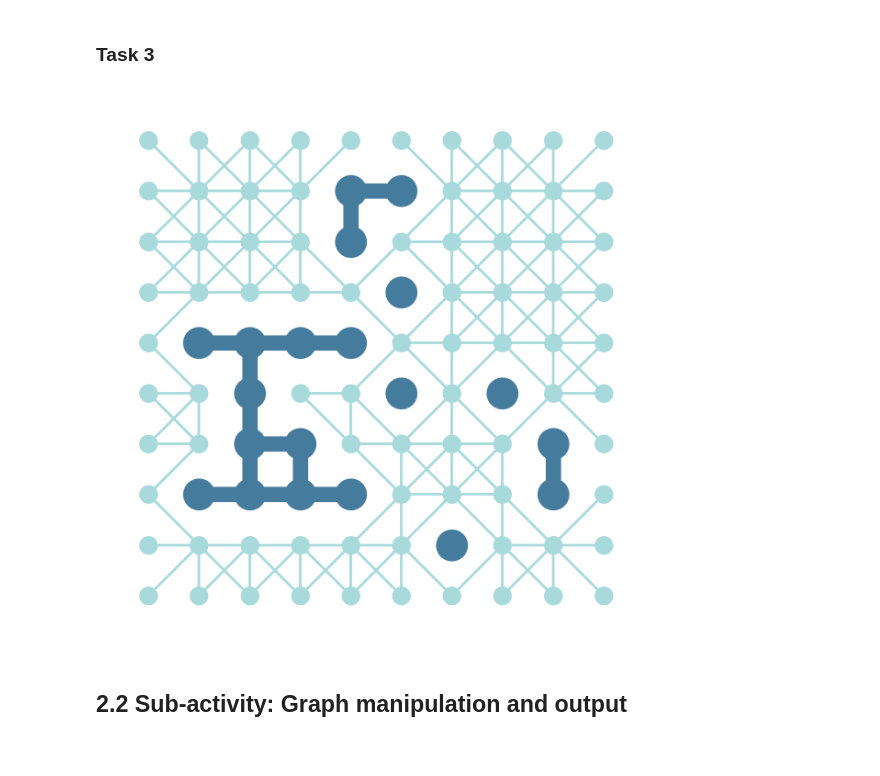
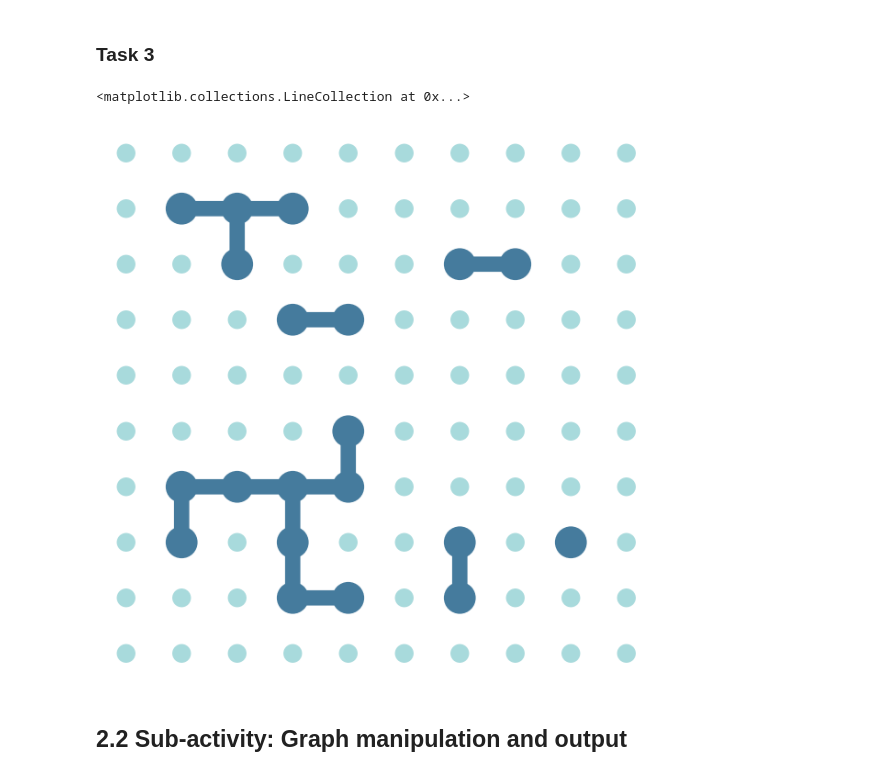
Before and after one commit to congrendai/CW2_for_computer_programing, a Jupyter notebook: CW2_A2.ipynb, the cells around one changed output. Drawn from its saved outputs; the diff is of its cells as text; code cells hidden in the pictures.

```diff
--- a/CW2_A2.ipynb
+++ b/CW2_A2.ipynb
@@ -27,7 +27,7 @@ FIG_SIZE = (12, 12)
 G = nx.grid_2d_graph(MATRIX_SIDE, MATRIX_SIDE)
 
 # Get the positions of the nodes
-pos = {(x,y):(y,-x) for x in range(MATRIX_SIDE) for y in range(MATRIX_SIDE)}
+pos = {(x,y):(x,y) for x in range(MATRIX_SIDE) for y in range(MATRIX_SIDE)}
 
 # Remove the edges between the nodes
 G.remove_edges_from(G.edges())
@@ -44,7 +44,7 @@ nx.draw(G, pos=pos, node_color = COLOR_BG, node_size = SIZE_BG_NODES)
 # %%
 
 # Get the possible positions of the foreground nodes
-possible_positions = {(x,y):(y,-x) for x in range(1, MATRIX_SIDE-1) for y in range(1, MATRIX_SIDE-1)}
+possible_positions = {(x,y):(x,y) for x in range(1, MATRIX_SIDE-1) for y in range(1, MATRIX_SIDE-1)}
 
 # Choose the positions ramdomly by positions' keys
 chosen_positions_keys = random.sample(list(possible_positions.keys()), NO_FG_NODES)
@@ -63,53 +63,57 @@ nx.draw(G, pos=pos, nodelist=chosen_positions, node_color = COLOR_FG, node_size
 # %%
 for x in range(MATRIX_SIDE):
     for y in range(MATRIX_SIDE):
         if (x,y) in chosen_positions:
             for i in list([-1, 0, 1]):
                 for j in list([-1, 0, 1]):
                     if (x+i,y+j) in chosen_positions:
                         if i == 0 and j == 1:
                             G.add_edge((x, y), (x+i,y+j), weight = EDGE_FG_WEIGHT, color = COLOR_FG, width = EDGE_FG_WEIGHT)
                         elif i == 0 and j == -1:
                             G.add_edge((x, y), (x+i,y+j), weight = EDGE_FG_WEIGHT, color = COLOR_FG, width = EDGE_FG_WEIGHT)
                         elif i == 1 and j == 0:
                             G.add_edge((x, y), (x+i,y+j), weight = EDGE_FG_WEIGHT, color = COLOR_FG, width = EDGE_FG_WEIGHT)
                         elif i == -1 and j == 0:
                             G.add_edge((x, y), (x+i,y+j), weight = EDGE_FG_WEIGHT, color = COLOR_FG, width = EDGE_FG_WEIGHT)
 
 FG_edges = [edge for edge in G.edges()]
 G.remove_edges_from(G.edges())
 
 plt.figure(figsize = FIG_SIZE)
 nx.draw(G, pos=pos, node_color = COLOR_BG, node_size = SIZE_BG_NODES)
 nx.draw(G, pos=pos, nodelist=chosen_positions, node_color = COLOR_FG, node_size = SIZE_FG_NODES)
 nx.draw_networkx_edges(G, pos=pos, edgelist=FG_edges, edge_color = COLOR_FG, width = EDGE_FG_WEIGHT)
 
-for x in range(1, MATRIX_SIDE-1):
-    for y in range(1, MATRIX_SIDE-1):
-        if (x,y) not in chosen_positions:
-            if (x+0,y+1) not in chosen_positions:
-                G.add_edge((x, y), (x+0,y+1), weight = EDGE_BG_WEIGHT, color = COLOR_BG, width = EDGE_BG_WEIGHT)
-            if (x+0,y-1) not in chosen_positions:
-                G.add_edge((x, y), (x+0,y-1), weight = EDGE_BG_WEIGHT, color = COLOR_BG, width = EDGE_BG_WEIGHT)
-            if (x+1,y+1) not in chosen_positions:
-                G.add_edge((x, y), (x+1,y+1), weight = EDGE_BG_WEIGHT, color = COLOR_BG, width = EDGE_BG_WEIGHT)
-            if (x+1,y-1) not in chosen_positions:
-                G.add_edge((x, y), (x+1,y-1), weight = EDGE_BG_WEIGHT, color = COLOR_BG, width = EDGE_BG_WEIGHT)
-            if (x-1,y+1) not in chosen_positions:
-                G.add_edge((x, y), (x-1,y+1), weight = EDGE_BG_WEIGHT, color = COLOR_BG, width = EDGE_BG_WEIGHT)
-            if (x-1,y-1) not in chosen_positions:
-                G.add_edge((x, y), (x-1,y-1), weight = EDGE_BG_WEIGHT, color = COLOR_BG, width = EDGE_BG_WEIGHT)
-            if (x+1,y+0) not in chosen_positions:
-                G.add_edge((x, y), (x+1,y+0), weight = EDGE_BG_WEIGHT, color = COLOR_BG, width = EDGE_BG_WEIGHT)
-            if (x-1,y+0) not in chosen_positions:
-                G.add_edge((x, y), (x-1,y+0), weight = EDGE_BG_WEIGHT, color = COLOR_BG, width = EDGE_BG_WEIGHT)
+# print(chosen_positions)
+# remained_position = G.nodes()
 
-BG_edges = [edge for edge in G.edges()]
-nx.draw_networkx_edges(G, pos=pos, edgelist=BG_edges, edge_color = COLOR_BG, width = EDGE_BG_WEIGHT)
+# for x in range(MATRIX_SIDE):
+#     for y in range(MATRIX_SIDE):
+#         if (x,y) not in chosen_positions:
+#             if (x+0,y+1) not in chosen_positions and (x+0,y+1) in G.nodes():
+#                 G.add_edge((x, y), (x+0,y+1), weight = EDGE_BG_WEIGHT, color = COLOR_BG, width = EDGE_BG_WEIGHT)
+#             if (x+0,y-1) not in chosen_positions:
+#                 G.add_edge((x, y), (x+0,y-1), weight = EDGE_BG_WEIGHT, color = COLOR_BG, width = EDGE_BG_WEIGHT)
+#             if (x+1,y+1) not in chosen_positions:
+#                 G.add_edge((x, y), (x+1,y+1), weight = EDGE_BG_WEIGHT, color = COLOR_BG, width = EDGE_BG_WEIGHT)
+#             if (x+1,y-1) not in chosen_positions:
+#                 G.add_edge((x, y), (x+1,y-1), weight = EDGE_BG_WEIGHT, color = COLOR_BG, width = EDGE_BG_WEIGHT)
+#             if (x-1,y+1) not in chosen_positions:
+#                 G.add_edge((x, y), (x-1,y+1), weight = EDGE_BG_WEIGHT, color = COLOR_BG, width = EDGE_BG_WEIGHT)
+#             if (x-1,y-1) not in chosen_positions:
+#                 G.add_edge((x, y), (x-1,y-1), weight = EDGE_BG_WEIGHT, color = COLOR_BG, width = EDGE_BG_WEIGHT)
+#             if (x+1,y+0) not in chosen_positions:
+#                 G.add_edge((x, y), (x+1,y+0), weight = EDGE_BG_WEIGHT, color = COLOR_BG, width = EDGE_BG_WEIGHT)
+#             if (x-1,y+0) not in chosen_positions:
+#                 G.add_edge((x, y), (x-1,y+0), weight = EDGE_BG_WEIGHT, color = COLOR_BG, width = EDGE_BG_WEIGHT)
 
-G.add_edges_from(FG_edges, weight = EDGE_BG_WEIGHT)
+# BG_edges = [edge for edge in G.edges()]
+# nx.draw_networkx_edges(G, pos=pos, edgelist=BG_edges, edge_color = COLOR_BG, width = EDGE_BG_WEIGHT)
+
+# G.add_edges_from(FG_edges, weight = EDGE_FG_WEIGHT)
 # %% [output]
+<matplotlib.collections.LineCollection at 0x...>
-[figure, old version]
+[figure, new version]
 # %% [markdown]
 ## 2.2 Sub-activity: Graph manipulation and output
 # %% [markdown]
```
Also changed, not shown: parts of 2 cells of this notebook, 1 other file.
